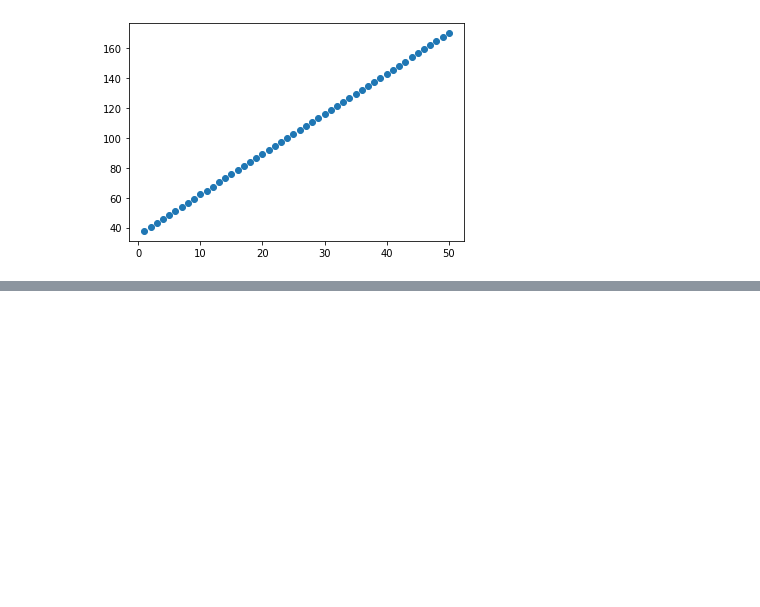
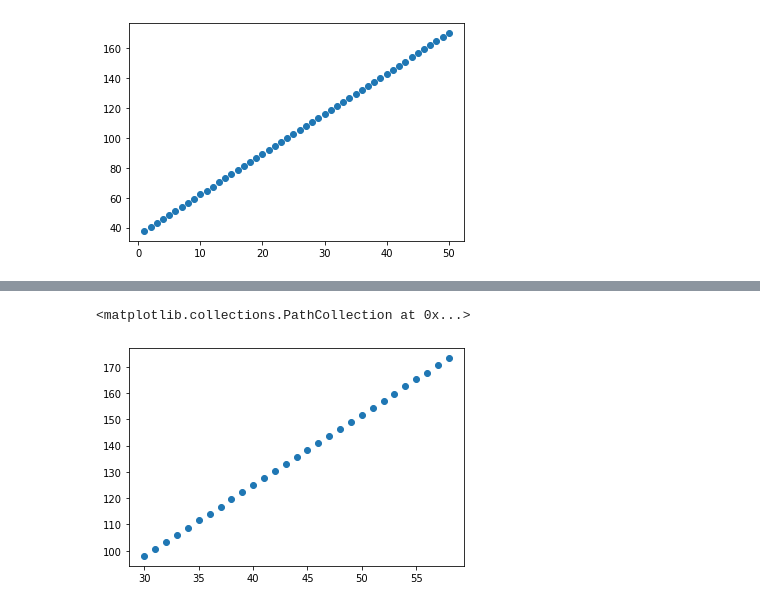
Before and after one commit to svendstar/MyAppliedStatistics2020repository, a Jupyter notebook: Measurement_of_each_persons_pendulum.ipynb, the cells around one changed output, grey strips where cells are left out. Cells and saved outputs as stored; diff of their text form; code cells hidden in the pictures; blank space fills up the shorter version.

```diff
--- a/Measurement_of_each_persons_pendulum.ipynb
+++ b/Measurement_of_each_persons_pendulum.ipynb
@@ -77,0 +101,5 @@ uncertainty(Liam_Full_Pendulum_Period_timings)
+# %%
+uncertainty(daniel2)
+# %% [output]
+<matplotlib.collections.PathCollection at 0x...>
+[figure, added]
```
Also changed, not shown: parts of 5 cells of this notebook.
